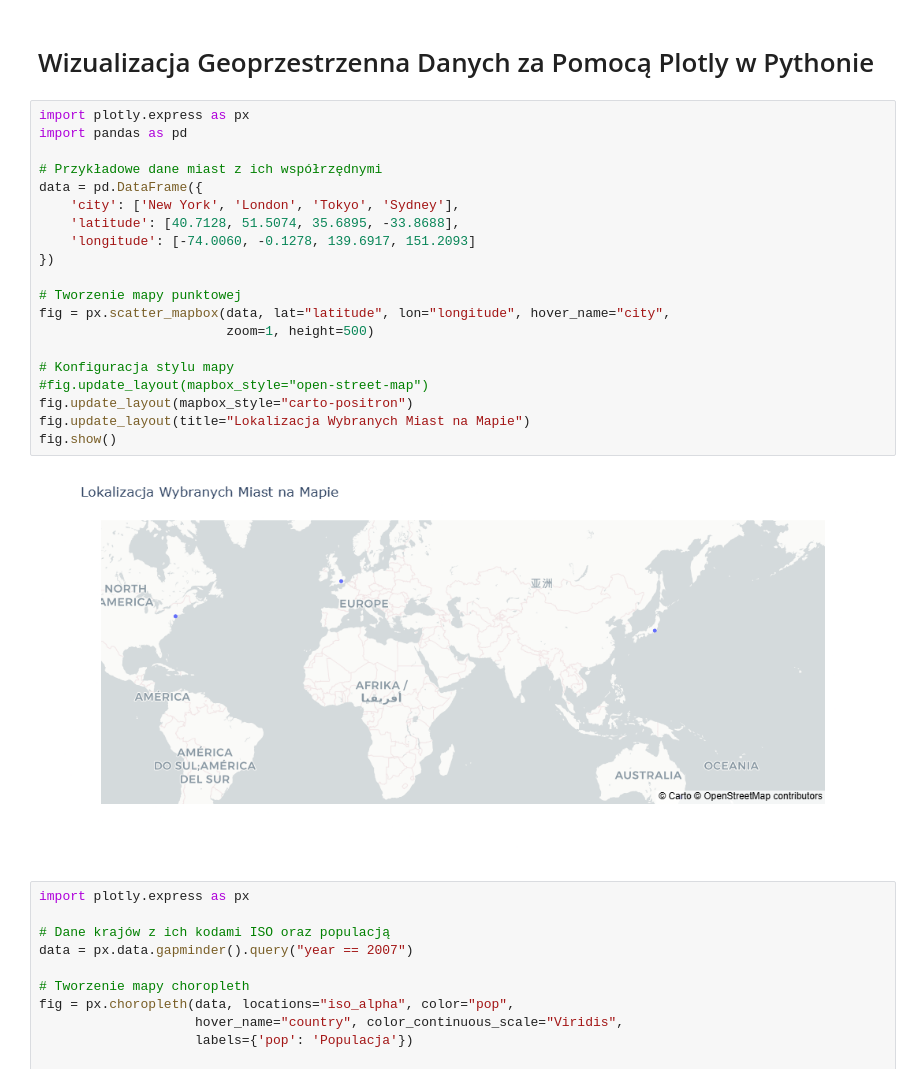
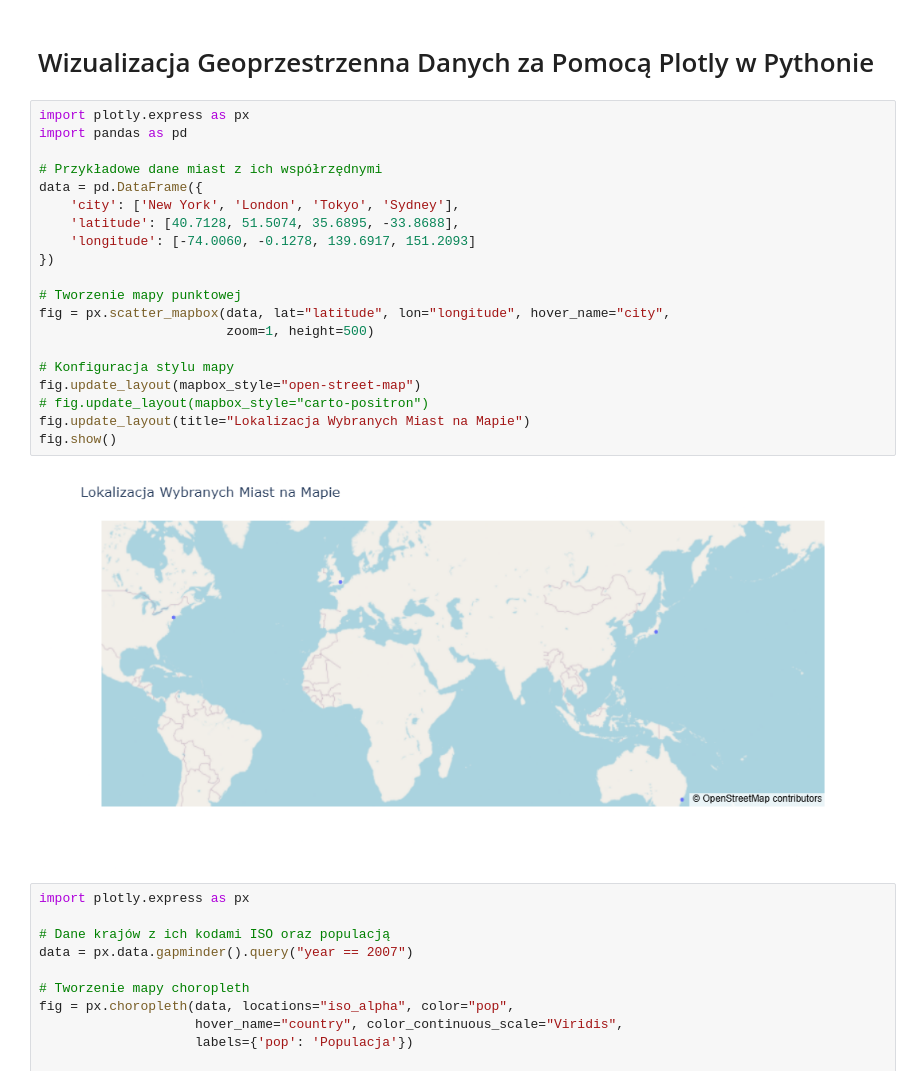
Before and after one commit to hgf700/Lessons_About_Data, a Jupyter notebook: lab2/Zajecie4.ipynb, the cells around one changed output. Cells and saved outputs as stored; diff of their text form.

```diff
--- a/lab2/Zajecie4.ipynb
+++ b/lab2/Zajecie4.ipynb
@@ -353,25 +353,25 @@ data_box = pd.DataFrame({
 # %%
 import plotly.express as px
 import pandas as pd
 
 # Przykładowe dane miast z ich współrzędnymi
 data = pd.DataFrame({
     'city': ['New York', 'London', 'Tokyo', 'Sydney'],
     'latitude': [40.7128, 51.5074, 35.6895, -33.8688],
     'longitude': [-74.0060, -0.1278, 139.6917, 151.2093]
 })
 
 # Tworzenie mapy punktowej
 fig = px.scatter_mapbox(data, lat="latitude", lon="longitude", hover_name="city",
                         zoom=1, height=500)
 
 # Konfiguracja stylu mapy
-#fig.update_layout(mapbox_style="open-street-map")
-fig.update_layout(mapbox_style="carto-positron")
+fig.update_layout(mapbox_style="open-street-map")
+# fig.update_layout(mapbox_style="carto-positron")
 fig.update_layout(title="Lokalizacja Wybranych Miast na Mapie")
 fig.show()
 # %% [output]
-[figure, old version]
+[figure, new version]
 # %%
 import plotly.express as px
 
```
Also changed, not shown: parts of 2 cells of this notebook, 1 other file.
